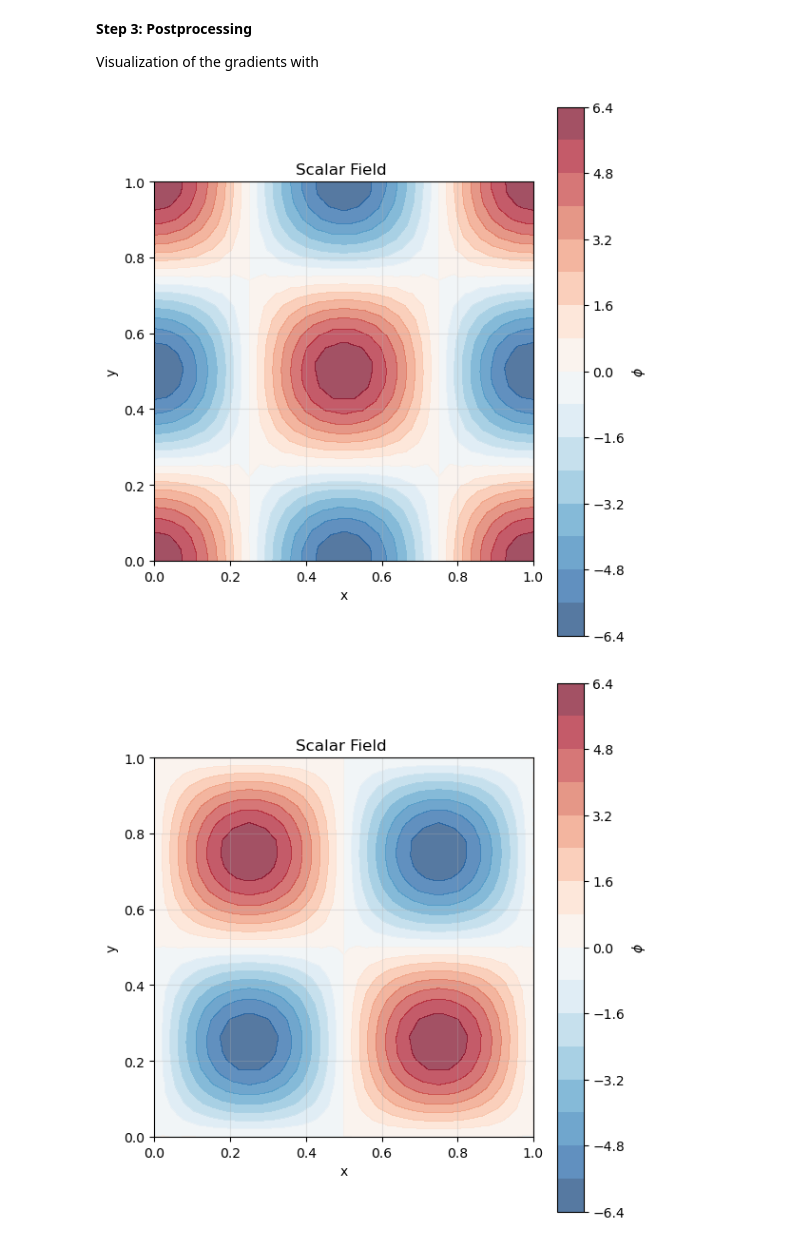
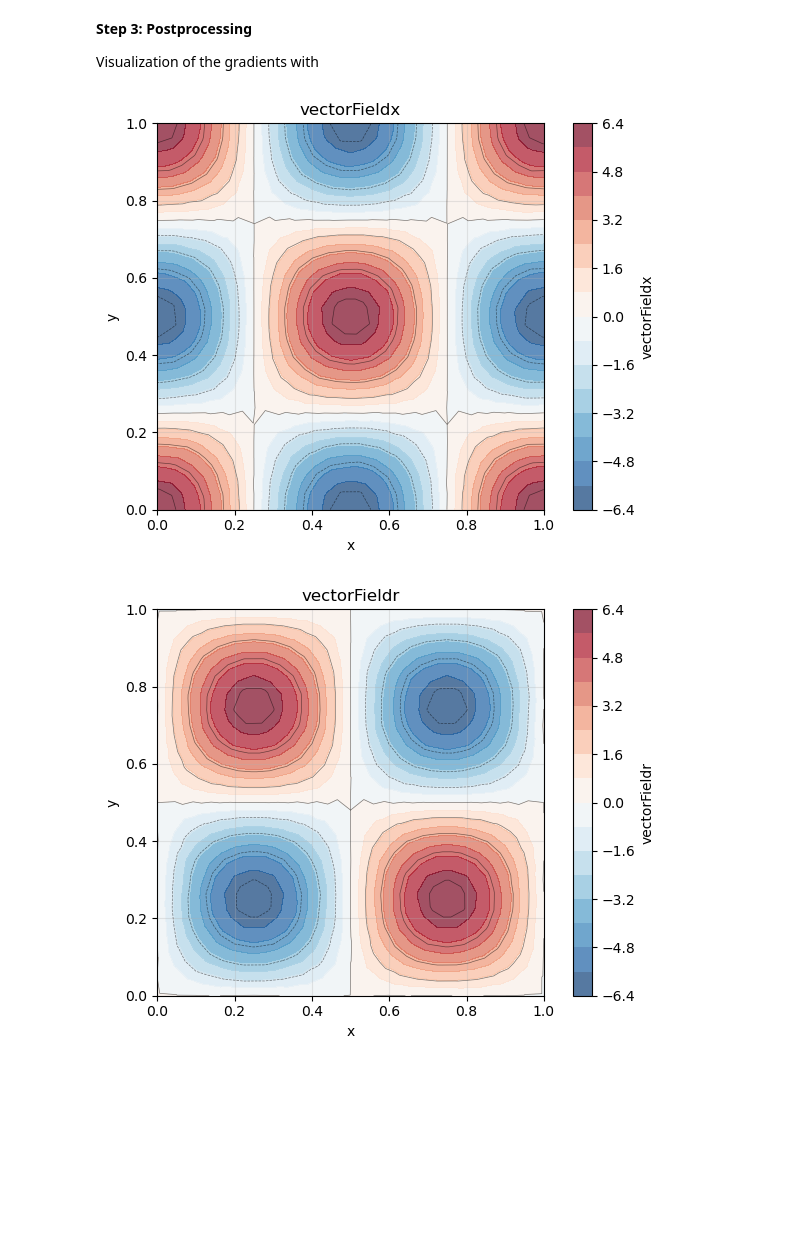
Before and after one commit to arash-mp/FELiCS_FSI, a Jupyter notebook: how_tos/02_DerivativesAndIntegralQuantities/02_CalculateGradient_cylindrical.ipynb, the cells around one changed output. Cells and saved outputs as stored; diff of their text form; code cells hidden in the pictures; blank space fills up the shorter version.

```diff
--- a/how_tos/02_DerivativesAndIntegralQuantities/02_CalculateGradient_cylindrical.ipynb
+++ b/how_tos/02_DerivativesAndIntegralQuantities/02_CalculateGradient_cylindrical.ipynb
@@ -16,22 +12,18 @@ with this coordinate choice our square mesh is basically "rolled" into a cylinde
 # %%
 from FELiCS.SpaceDisc.FELiCSMesh import FELiCSMesh
+from FELiCS.IO.Reader            import Reader
+from FELiCS.SpaceDisc.FEMSpaces  import createFunctionSpace
+from FELiCS.Fields.Field         import Field
 
 meshFileName = "./square_mesh.msh"
 coordinateSystemName = "Cylindrical"
 m = 3
 
 # Create a FELiCS mesh from the gmsh file
-mesh = FELiCSMesh(coordinateSystemName=coordinateSystemName, meshFileName=meshFileName)
+mesh = FELiCSMesh(coordinateSystemName, meshFileName)
 
-from FELiCS.SpaceDisc.FEMSpaces import createFunctionSpace
+space = createFunctionSpace(mesh, degree=2, dim=1)
 
-scalarSpace = createFunctionSpace(mesh, order=2, dim=1)
-vectorSpace = createFunctionSpace(mesh, order=2, dim=3)
-
-from FELiCS.Fields.Field import Field
-
-phi = Field(scalarSpace, mesh=mesh, m = m)
-phi.importH5("function_values_sine")
-gradPhiSol = Field(vectorSpace, mesh=mesh)
-gradPhiSol.importH5("grad_solution_cylSpectral_m=3")
+phi = Field(space, mesh, name="function_sine_cos")
+phi.importData(Reader(), "input.h5")
 # %% [output]
@@ -74,11 +41,11 @@ print(sum(gradPhi.getCoefficientArray() - gradPhiSol.getCoefficientArray()))
 
 Visualization of the gradients with
 # %%
-gradPhiList = gradPhi.getListOfSingleFields()
+gradPhiList = gradPhi.getListOfSubFields()
 phi_x = gradPhiList[0]
 phi_r = gradPhiList[1]
 phi_x.plot()
 phi_r.plot()
 # %% [output]
-[figure, old version]
+[figure, new version]
-[figure, old version]
+[figure, new version]
```
Also changed, not shown: parts of 11 cells of this notebook, 30 other files.
